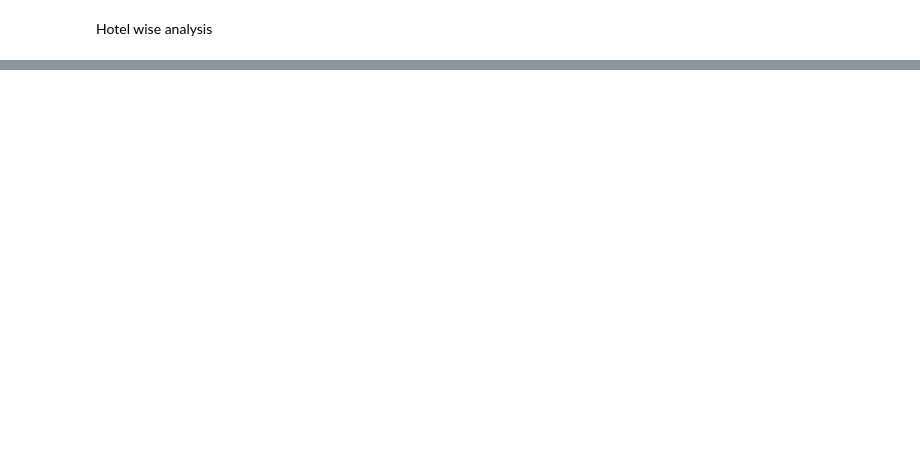
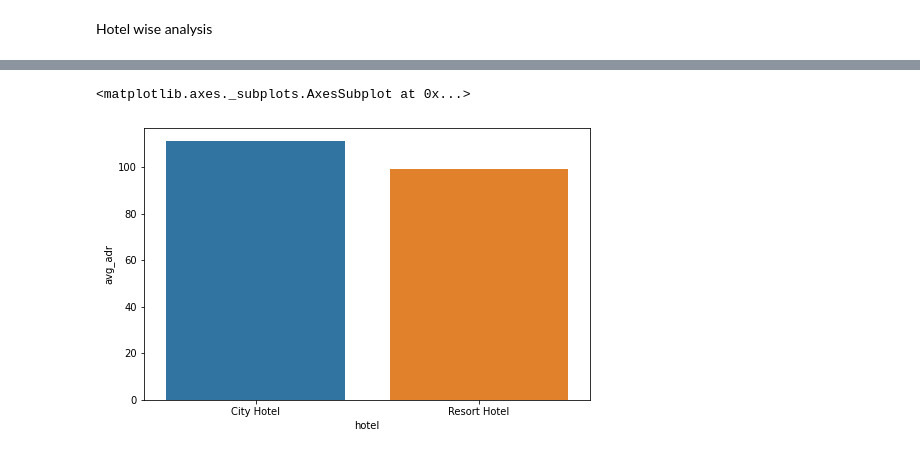
Before and after one commit to Neerajdataguy/EDA-Hotel-Booking, a Jupyter notebook: EDA(Group)_Hotel_Booking_Analysis_Capstone_Project.ipynb, the cells around one changed output, grey strips where cells are left out. Cells and saved outputs as stored; diff of their text form; code cells hidden in the pictures; blank space fills up the shorter version.

```diff
--- a/EDA(Group)_Hotel_Booking_Analysis_Capstone_Project.ipynb
+++ b/EDA(Group)_Hotel_Booking_Analysis_Capstone_Project.ipynb
@@ -212,0 +238,8 @@ Hotel wise analysis
+# %%
+
+d3 = grouped_by_hotel['adr'].agg(np.mean).reset_index().rename(columns = {'adr':'avg_adr'})
+plt.figure(figsize = (8,5))
+sns.barplot(x = d3['hotel'], y = d3['avg_adr'] )
+# %% [output]
+<matplotlib.axes._subplots.AxesSubplot at 0x...>
+[figure, added]
```
Also changed, not shown: parts of 10 cells of this notebook.
